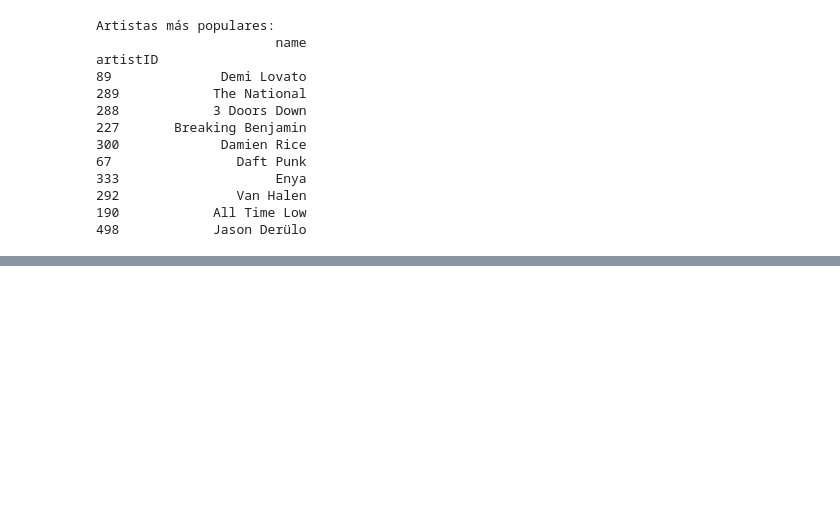
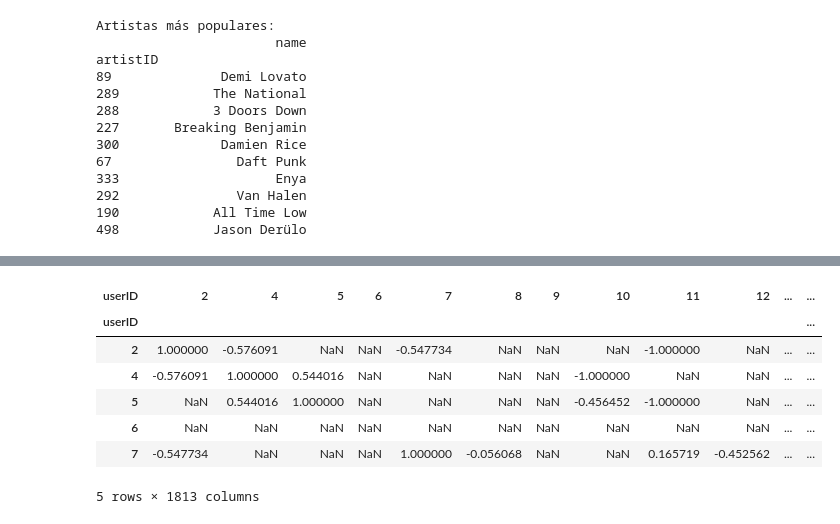
Before and after one commit to beasicilia14/ML3_Project2, a Jupyter notebook: ml3_project2.ipynb, the cells around one changed output, grey strips where cells are left out. Cells and saved outputs as stored; diff of their text form; code cells hidden in the pictures; blank space fills up the shorter version.

```diff
--- a/ml3_project2.ipynb
+++ b/ml3_project2.ipynb
@@ -96,0 +171,4 @@ plt.show()
+# %%
+# Merge data
+df_GT100 = pd.merge(df, agg_ratings_GT100[['name']], on='name', how='inner')
+df_GT100.info()
@@ -96,0 +206,4 @@ plt.show()
+# %%
+# Create user-item matrix
+matrix = df_GT100.pivot_table(index='userID', columns='name', values='weight')
+matrix.head()
@@ -96,0 +232,13 @@ plt.show()
+# %%
+# User similarity matrix using Pearson correlation
+user_similarity = matrix_norm.T.corr()
+user_similarity.head()
+# %% [output]
+| userID | 2 | 4 | 5 | 6 | 7 | 8 | 9 | 10 | 11 | 12 | ... | ... |
+| userID |  |  |  |  |  |  |  |  |  |  |  | ... |
+| 2 | 1.000000 | -0.576091 | NaN | NaN | -0.547734 | NaN | NaN | NaN | -1.000000 | NaN | ... | ... |
+| 4 | -0.576091 | 1.000000 | 0.544016 | NaN | NaN | NaN | NaN | -1.000000 | NaN | NaN | ... | ... |
+| 5 | NaN | 0.544016 | 1.000000 | NaN | NaN | NaN | NaN | -0.456452 | -1.000000 | NaN | ... | ... |
+| 6 | NaN | NaN | NaN | NaN | NaN | NaN | NaN | NaN | NaN | NaN | ... | ... |
+| 7 | -0.547734 | NaN | NaN | NaN | 1.000000 | -0.056068 | NaN | NaN | 0.165719 | -0.452562 | ... | ... |
+5 rows × 1813 columns
```
Also changed, not shown: parts of 25 cells of this notebook.
